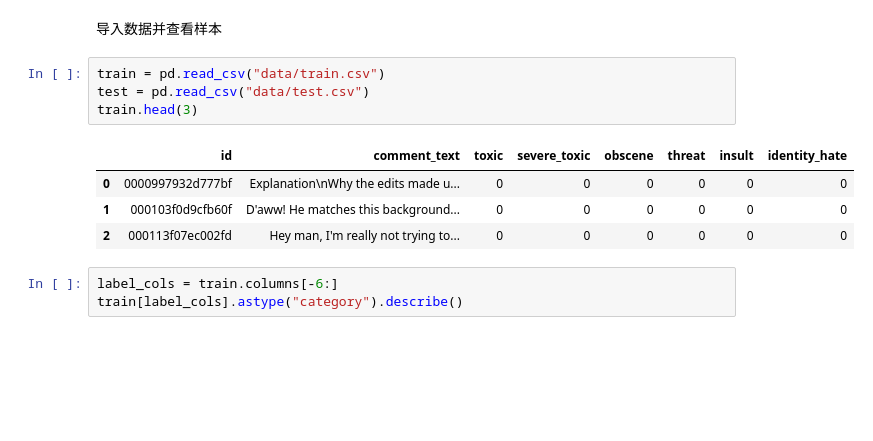
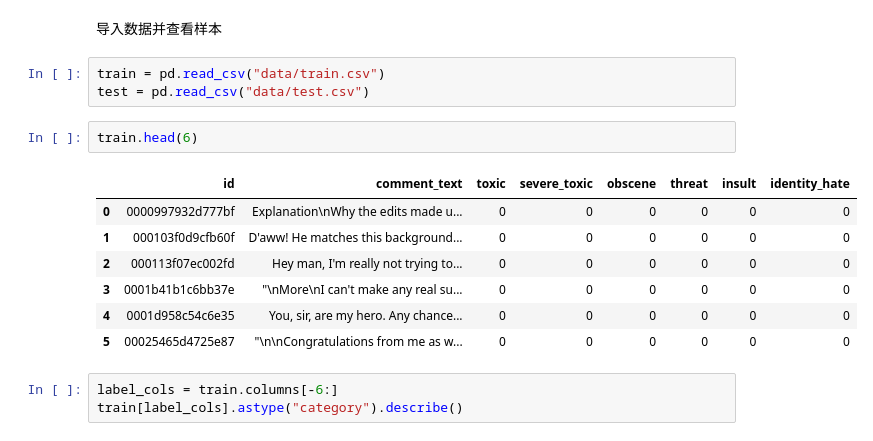
Before and after one commit to jinghao2eebd/XLNet-multilabel, a Jupyter notebook: xlnet多标签分类.ipynb, the cells around one changed output. Saved outputs shown, nothing was run; the diff lists cells and outputs as text; blank space fills up the shorter version.

```diff
--- a/xlnet多标签分类.ipynb
+++ b/xlnet多标签分类.ipynb
@@ -65,12 +65,16 @@ GPU: TITAN V
 # %%
 train = pd.read_csv("data/train.csv")
 test = pd.read_csv("data/test.csv")
-train.head(3)
-# %% [output]
-|  | id | comment_text | toxic | severe_toxic | obscene | threat | insult | identity_hate |
-| 0 | 0000997932d777bf | Explanation\nWhy the edits made u... | 0 | 0 | 0 | 0 | 0 | 0 |
-| 1 | 000103f0d9cfb60f | D'aww! He matches this background... | 0 | 0 | 0 | 0 | 0 | 0 |
-| 2 | 000113f07ec002fd | Hey man, I'm really not trying to... | 0 | 0 | 0 | 0 | 0 | 0 |
+# %%
+train.head(6)
+# %% [output]
+|  | id | comment_text | toxic | severe_toxic | obscene | threat | insult | identity_hate |
+| 0 | 0000997932d777bf | Explanation\nWhy the edits made u... | 0 | 0 | 0 | 0 | 0 | 0 |
+| 1 | 000103f0d9cfb60f | D'aww! He matches this background... | 0 | 0 | 0 | 0 | 0 | 0 |
+| 2 | 000113f07ec002fd | Hey man, I'm really not trying to... | 0 | 0 | 0 | 0 | 0 | 0 |
+| 3 | 0001b41b1c6bb37e | "\nMore\nI can't make any real su... | 0 | 0 | 0 | 0 | 0 | 0 |
+| 4 | 0001d958c54c6e35 | You, sir, are my hero. Any chance... | 0 | 0 | 0 | 0 | 0 | 0 |
+| 5 | 00025465d4725e87 | "\n\nCongratulations from me as w... | 0 | 0 | 0 | 0 | 0 | 0 |
 # %%
 label_cols = train.columns[-6:]
 train[label_cols].astype("category").describe()
```
Also changed, not shown: parts of 13 cells of this notebook.
